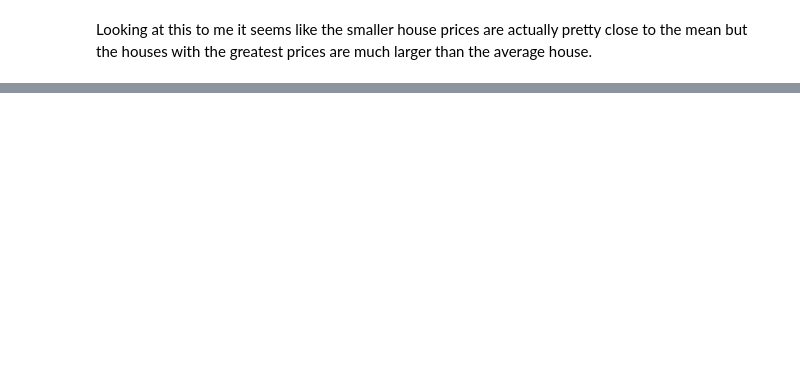
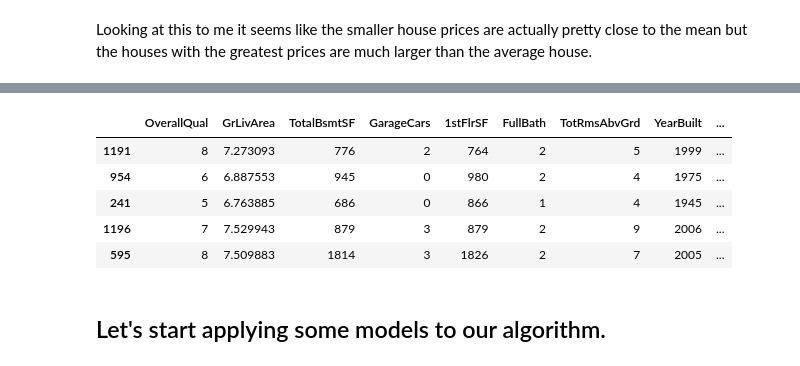
Before and after one commit to D-H/MachineLearningNotes, a Jupyter notebook: Exercises_Kaggle/HousePrices/HousePrices_Submission.ipynb, the cells around one changed output, grey strips where cells are left out. Saved outputs shown, nothing was run; the diff lists cells and outputs as text; code cells hidden in the pictures; blank space fills up the shorter version.

```diff
--- a/Exercises_Kaggle/HousePrices/HousePrices_Submission.ipynb
+++ b/Exercises_Kaggle/HousePrices/HousePrices_Submission.ipynb
@@ -694,0 +739,11 @@ Looking at this to me it seems like the smaller house prices are actually pretty
+# %%
+datasets[0].head()
+# %% [output]
+|  | OverallQual | GrLivArea | TotalBsmtSF | GarageCars | 1stFlrSF | FullBath | TotRmsAbvGrd | YearBuilt | ... |
+| 1191 | 8 | 7.273093 | 776 | 2 | 764 | 2 | 5 | 1999 | ... |
+| 954 | 6 | 6.887553 | 945 | 0 | 980 | 2 | 4 | 1975 | ... |
+| 241 | 5 | 6.763885 | 686 | 0 | 866 | 1 | 4 | 1945 | ... |
+| 1196 | 7 | 7.529943 | 879 | 3 | 879 | 2 | 9 | 2006 | ... |
+| 595 | 8 | 7.509883 | 1814 | 3 | 1826 | 2 | 7 | 2005 | ... |
+# %% [markdown]
+## Let's start applying some models to our algorithm.
```
Also changed, not shown: parts of 33 cells of this notebook, 6 other files.
